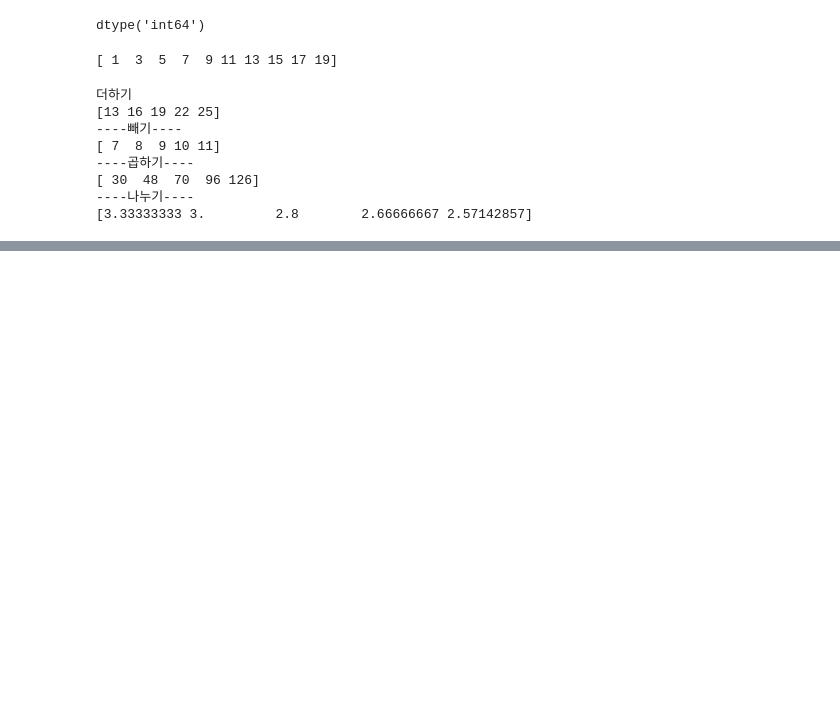
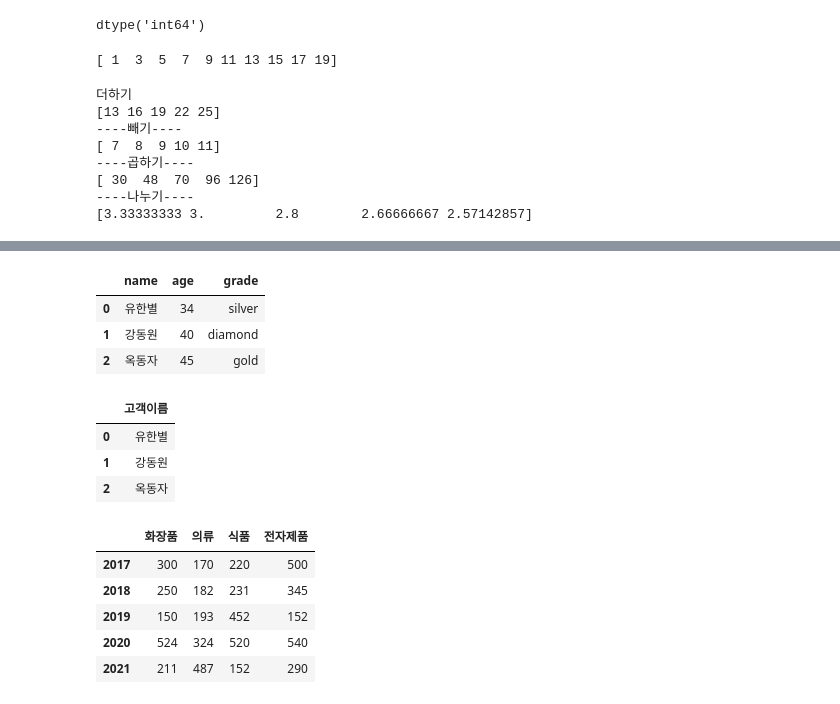
Before and after one commit to bigdatakang0000/START, a Jupyter notebook: 실습230103.ipynb, the cells around one changed output, grey strips where cells are left out. Cells and saved outputs as stored; diff of their text form; code cells hidden in the pictures; blank space fills up the shorter version.

```diff
--- a/실습230103.ipynb
+++ b/실습230103.ipynb
@@ -86,0 +180,34 @@ print(arr1/arr2)
+# %%
+col_list=["name", "age", "grade"]
+val_list=[["유한별", 34, "silver"],["강동원", 40, "diamond"],["옥동자", 45, "gold"]]
+pd.DataFrame(data = val_list, columns =col_list)
+# %% [output]
+|  | name | age | grade |
+| 0 | 유한별 | 34 | silver |
+| 1 | 강동원 | 40 | diamond |
+| 2 | 옥동자 | 45 | gold |
+# %%
+dict = {"고객이름": ["유한별", "강동원", "옥동자"]}
+pd.DataFrame(data=dict)
+# %% [output]
+|  | 고객이름 |
+| 0 | 유한별 |
+| 1 | 강동원 |
+| 2 | 옥동자 |
+# %%
+sales_data = {"화장품" : [300,250,150,524,211],
+              "의류" : [170,182,193,324,487],
+              "식품" : [220,231,452,520,152],
+              "전자제품" : [500,345,152,540,290]}
+col_list = [ "화장품", "의류", "식품", "전자제품"]
+index_list = ["2017", "2018", "2019", "2020", "2021"]
+
+df_sales = pd.DataFrame(data = sales_data, columns=col_list, index=index_list)
+df_sales
+# %% [output]
+|  | 화장품 | 의류 | 식품 | 전자제품 |
+| 2017 | 300 | 170 | 220 | 500 |
+| 2018 | 250 | 182 | 231 | 345 |
+| 2019 | 150 | 193 | 452 | 152 |
+| 2020 | 524 | 324 | 520 | 540 |
+| 2021 | 211 | 487 | 152 | 290 |
```
Also changed, not shown: parts of 26 cells of this notebook.
